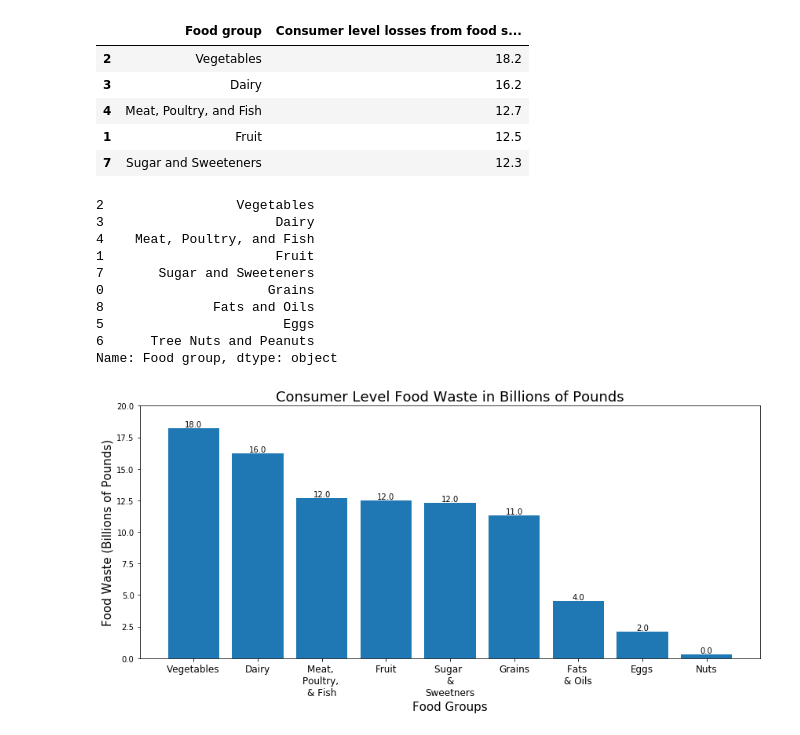
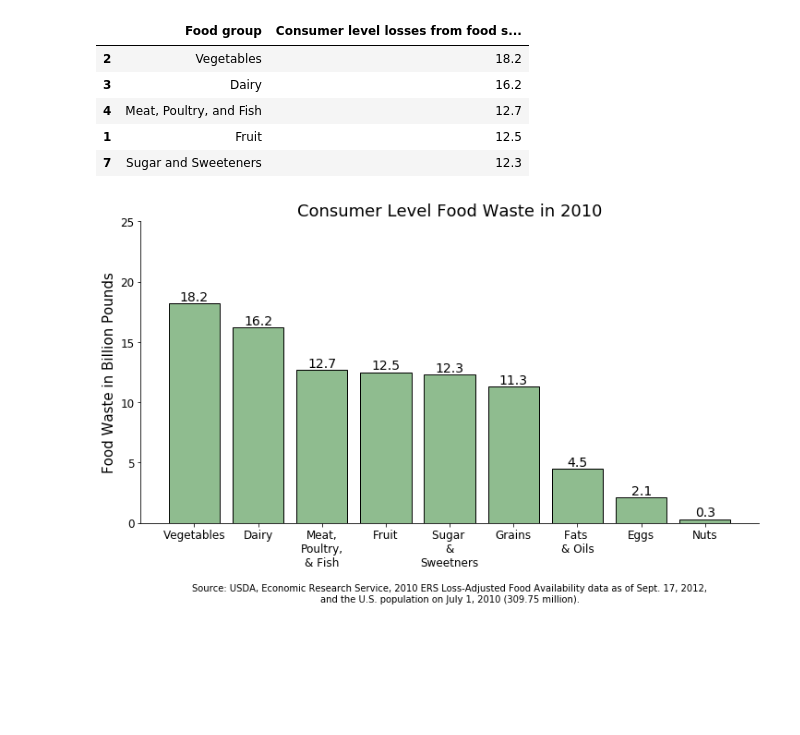
Before and after one commit to ashleylizg/foodpact, a Jupyter notebook: ipynb/us_food_imports.ipynb, the cells around one changed output. Cells and saved outputs as stored; diff of their text form; code cells hidden in the pictures; blank space fills up the shorter version.

```diff
--- a/ipynb/us_food_imports.ipynb
+++ b/ipynb/us_food_imports.ipynb
@@ -100,44 +108,32 @@ waste_totals.head()
 | 4 | Meat, Poultry, and Fish | 12.7 |
 | 1 | Fruit | 12.5 |
 | 7 | Sugar and Sweeteners | 12.3 |
-# %%
-print(waste_totals['Food group'])
-# %% [output]
-2                 Vegetables
-3                      Dairy
-4    Meat, Poultry, and Fish
-1                      Fruit
-7       Sugar and Sweeteners
-0                     Grains
-8              Fats and Oils
-5                       Eggs
-6      Tree Nuts and Peanuts
-Name: Food group, dtype: object
 # %%
-labels = ['Vegetables', 'Dairy', 'Meat, \nPoultry, \n& Fish', 'Fruit', 'Sugar \n&\n Sweetners', 'Grains', 'Fats \n& Oils', 'Eggs', 'Nuts']
+labels = ['Vegetables', 'Dairy', 'Meat,\nPoultry,\n& Fish', 'Fruit', 'Sugar \n&\n Sweetners', 'Grains', 'Fats \n& Oils', 'Eggs', 'Nuts']
 losses = waste_totals['Consumer level losses from food supply in billion lbs']
 
 fig = plt.figure(figsize=(12,6))
 ax = fig.add_subplot(111)
 
-bars = plt.bar(labels, losses, align='center')
+bars = plt.bar(labels, losses, align='center', color='darkseagreen', ec='black')
 ax = plt.subplot()
 ax.set_xticklabels(labels, rotation=0, fontsize=12, wrap=True)
-ax.set_ylim([0, 20])
+plt.yticks(fontsize=12)
+ax.set_ylim([0, 25])
 def autolabel(rects):
     for rect in rects:
         height = rect.get_height()
         ax.text(rect.get_x() + rect.get_width()/2., 1.0*height,
-                '%2.1f' % int(height),
-                ha='center', va='bottom')
+                '%2.1f' % float(height),
+                ha='center', va='bottom', fontsize=14)
 autolabel(bars)
-ax.set_title('Consumer Level Food Waste in Billions of Pounds', fontsize=18)
-ax.set_xlabel('Food Groups', fontsize= 15)
-### Source: Source: USDA, Economic Research Service,
-### 2010 ERS Loss-Adjusted Food Availability data as of Sept. 17, 2012,
-### and the U.S. population on July 1, 2010 (309.75 million).
-ax.set_ylabel('Food Waste (Billions of Pounds)', fontsize=15)
-plt.tight_layout()
+ax.set_title('Consumer Level Food Waste in 2010', fontsize=18)
+ax.set_xlabel('\nSource: USDA, Economic Research Service, 2010 ERS Loss-Adjusted Food Availability data as of Sept. 17, 2012,\nand the U.S. population on July 1, 2010 (309.75 million).', fontsize= 10)
+ax.set_ylabel('Food Waste in Billion Pounds', fontsize=15)
+ax.spines['right'].set_visible(False)
+ax.spines['top'].set_visible(False)
+### mpld3.fig_to_html(fig)
+### mpld3.save_html(fig,'consumer_food_waste')
 plt.show()
 # %% [output]
-[figure, old version]
+[figure, new version]
```
Also changed, not shown: parts of 2 cells of this notebook, 1 other file.
